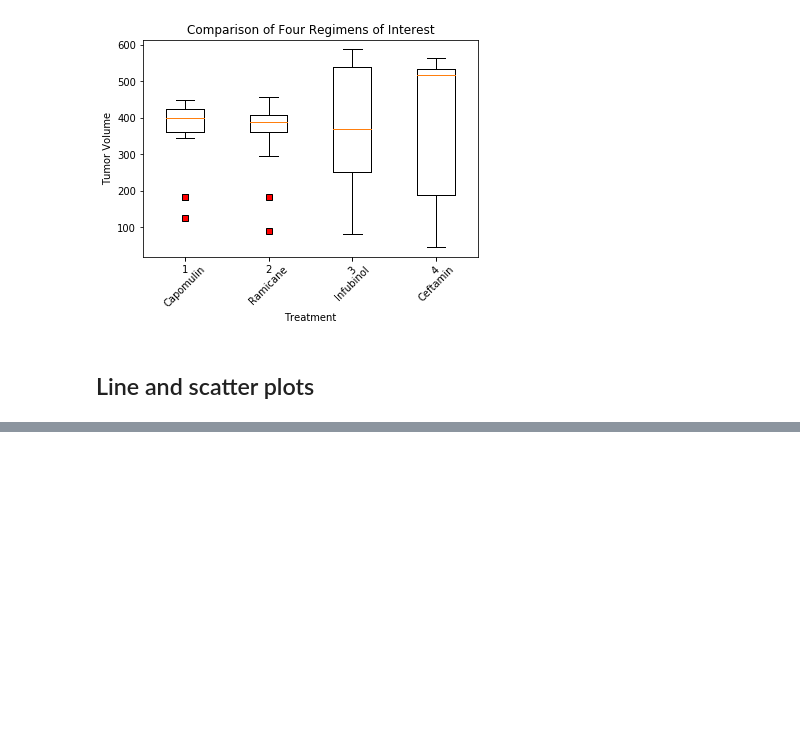
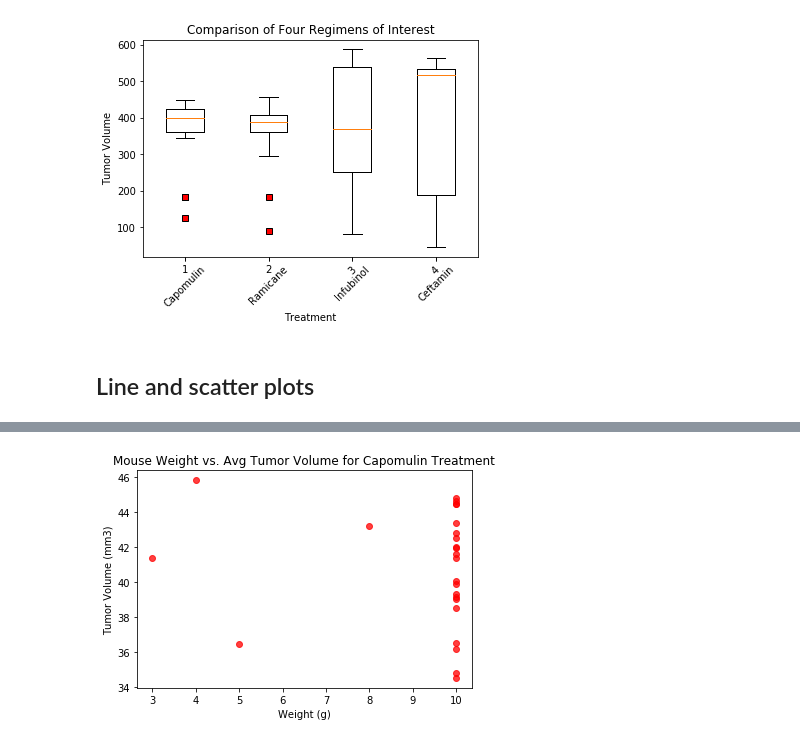
Before and after one commit to heathertzou96/matplotlib-challenge, a Jupyter notebook: Pymaceuticals/pymaceuticals_starter.ipynb, the cells around one changed output, grey strips where cells are left out. Drawn from its saved outputs; the diff is of its cells as text; code cells hidden in the pictures; blank space fills up the shorter version.

```diff
--- a/Pymaceuticals/pymaceuticals_starter.ipynb
+++ b/Pymaceuticals/pymaceuticals_starter.ipynb
@@ -577,0 +593,19 @@ plt.show()
+# %%
+# Generate a scatter plot of mouse weight versus average tumor volume for the Capomulin regimen
+capomulin_df = merge_df.loc[merge_df["Drug Regimen"]=="Capomulin", :]
+capomulin_df.head(20)
+
+grouped_mouse = capomulin_df.groupby(["Mouse ID"])
+capomulin_weight = list(grouped_mouse["Weight (g)"].count())
+avg_capomulin_TV = list(grouped_capomulin["Tumor Volume (mm3)"].mean())
+
+x_values = capomulin_weight
+y_values = avg_capomulin_TV
+
+plt.scatter(x_values, y_values, marker="o", facecolors = "red", alpha = 0.75)
+plt.title("Mouse Weight vs. Avg Tumor Volume for Capomulin Treatment")
+plt.xlabel("Weight (g)")
+plt.ylabel("Tumor Volume (mm3)")
+plt.show()
+# %% [output]
+[figure, added]
```
Also changed, not shown: parts of 7 cells of this notebook.
